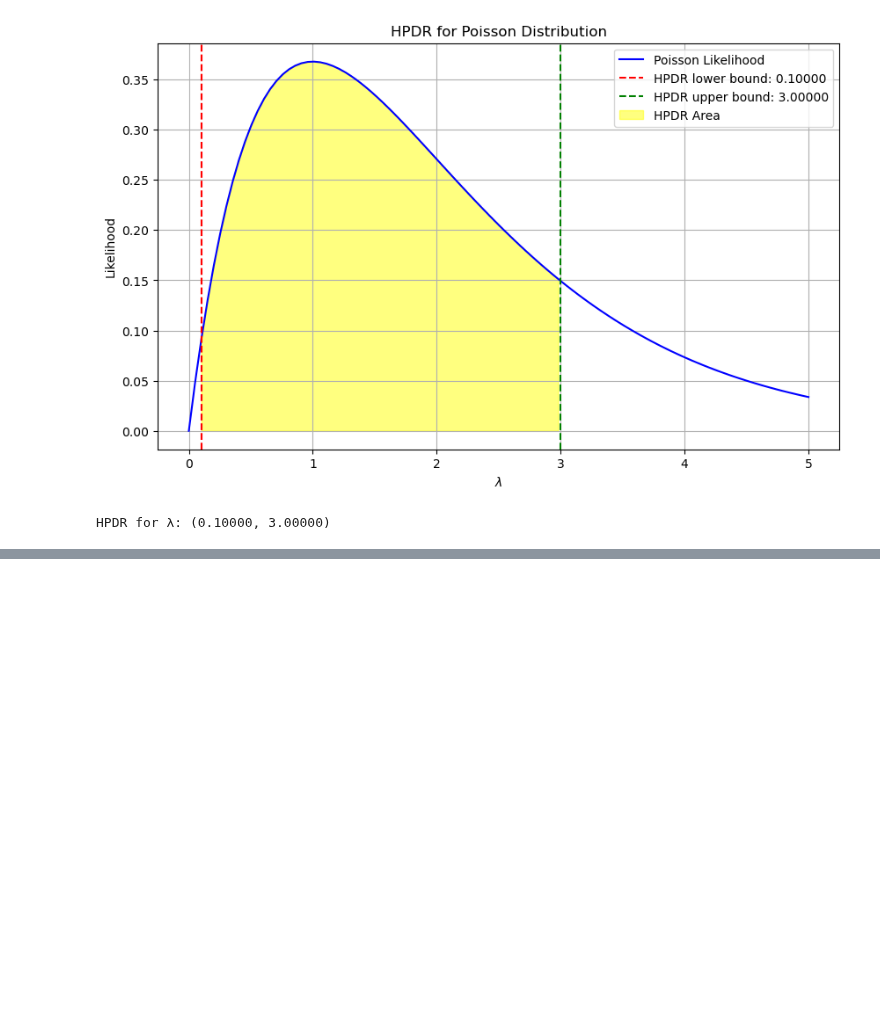
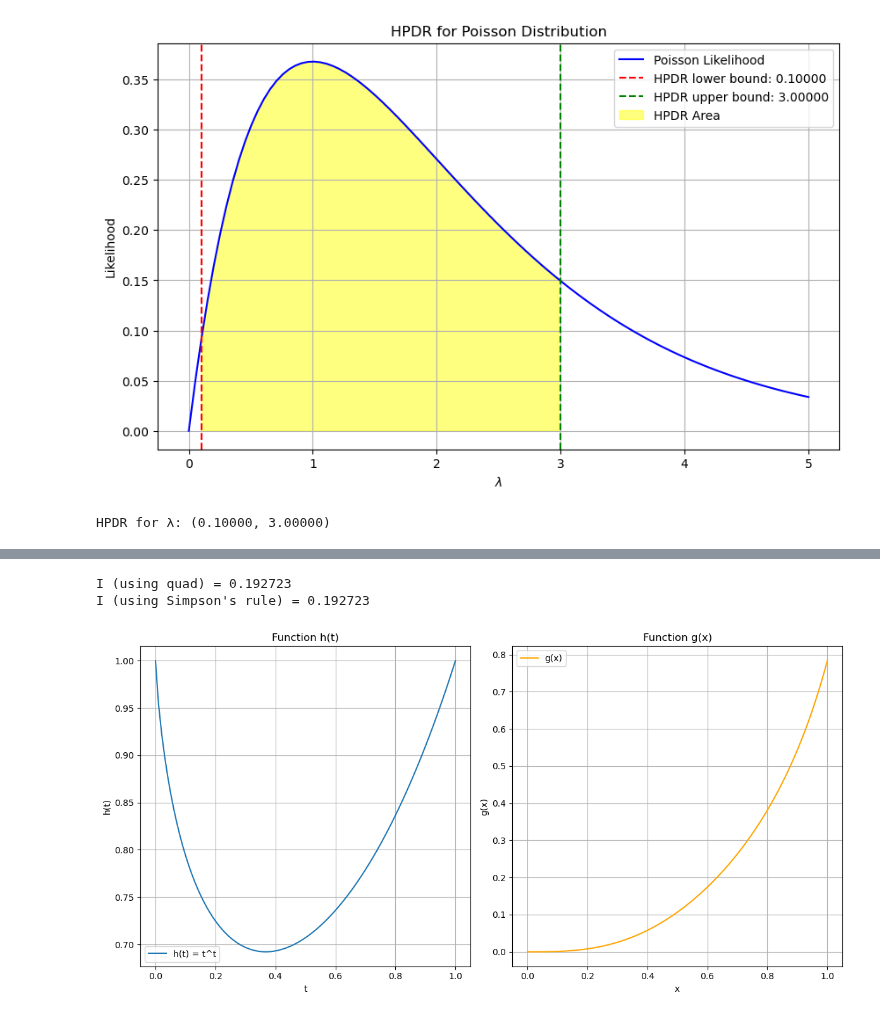
Before and after one commit to rocky115/DeepMythomatics, a Jupyter notebook: Sampling/Chapter-3/Saauntibaa_Saaguaan-7.ipynb, the cells around one changed output, grey strips where cells are left out. Drawn from its saved outputs; the diff is of its cells as text; code cells hidden in the pictures; blank space fills up the shorter version.

```diff
--- a/Sampling/Chapter-3/Saauntibaa_Saaguaan-7.ipynb
+++ b/Sampling/Chapter-3/Saauntibaa_Saaguaan-7.ipynb
@@ -360,0 +1280,53 @@ HPDR for λ: (0.10000, 3.00000)
+# %%
+import numpy as np
+import matplotlib.pyplot as plt
+from scipy.integrate import quad, simps
+
+# Define the function h(t) = t^t
+def h(t):
+    return t ** t
+
+# Define the inner integral g(x) = ∫[0, x^3] h(t) dt
+def g(x):
+    integral, _ = quad(h, 0, x**3)
+    return integral
+
+# Calculate the double integral I = ∫[0, 1] g(x) dx using numerical integration
+integral_value, _ = quad(g, 0, 1)
+print(f"I (using quad) = {integral_value:.6f}")
+
+# Alternative approach using grid
+x_values = np.arange(0, 1.01, 0.01)  # Grid from 0 to 1 with step 0.01
+g_values = np.array([g(x) for x in x_values])  # Calculate g(x) for each x
+
+# Using Simpson's rule to estimate the integral
+I_simpson = simps(g_values, x_values)
+print(f"I (using Simpson's rule) = {I_simpson:.6f}")
+
+# Plotting the functions h(t) and g(x)
+t_values = np.linspace(0, 1, 100)
+h_values = h(t_values)
+
+plt.figure(figsize=(12, 6))
+plt.subplot(1, 2, 1)
+plt.plot(t_values, h_values, label='h(t) = t^t')
+plt.title('Function h(t)')
+plt.xlabel('t')
+plt.ylabel('h(t)')
+plt.grid()
+plt.legend()
+
+plt.subplot(1, 2, 2)
+plt.plot(x_values, g_values, label='g(x)', color='orange')
+plt.title('Function g(x)')
+plt.xlabel('x')
+plt.ylabel('g(x)')
+plt.grid()
+plt.legend()
+
+plt.tight_layout()
+plt.show()
+# %% [output]
+I (using quad) = 0.192723
+I (using Simpson's rule) = 0.192723
+[figure, added]
```
Also changed, not shown: parts of 20 cells of this notebook.
